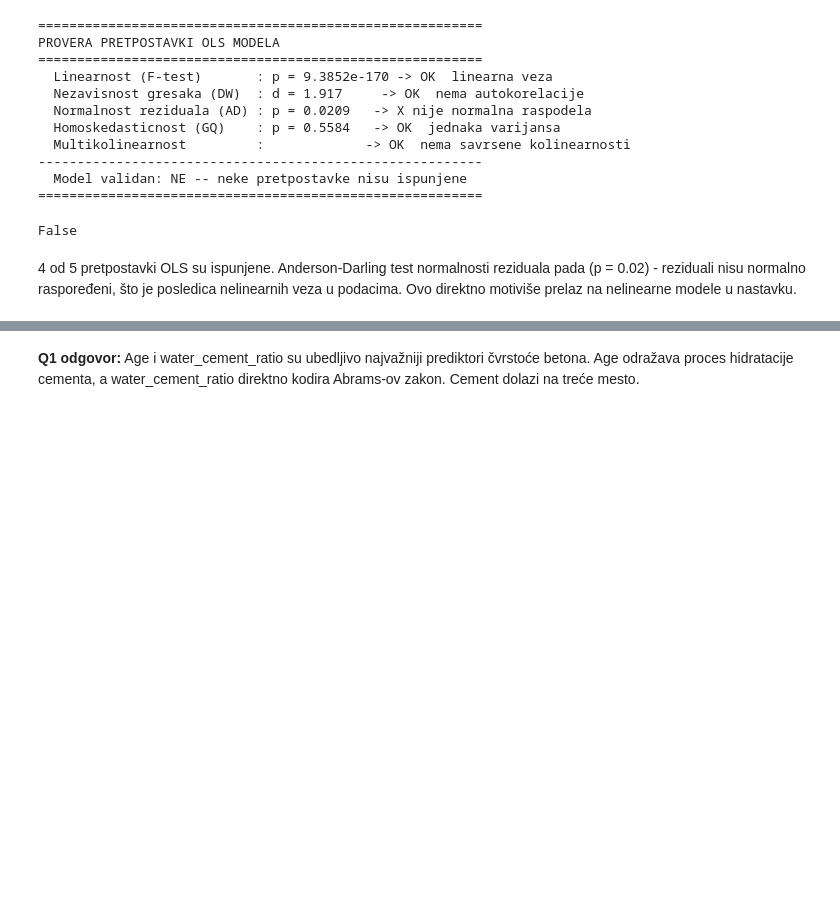
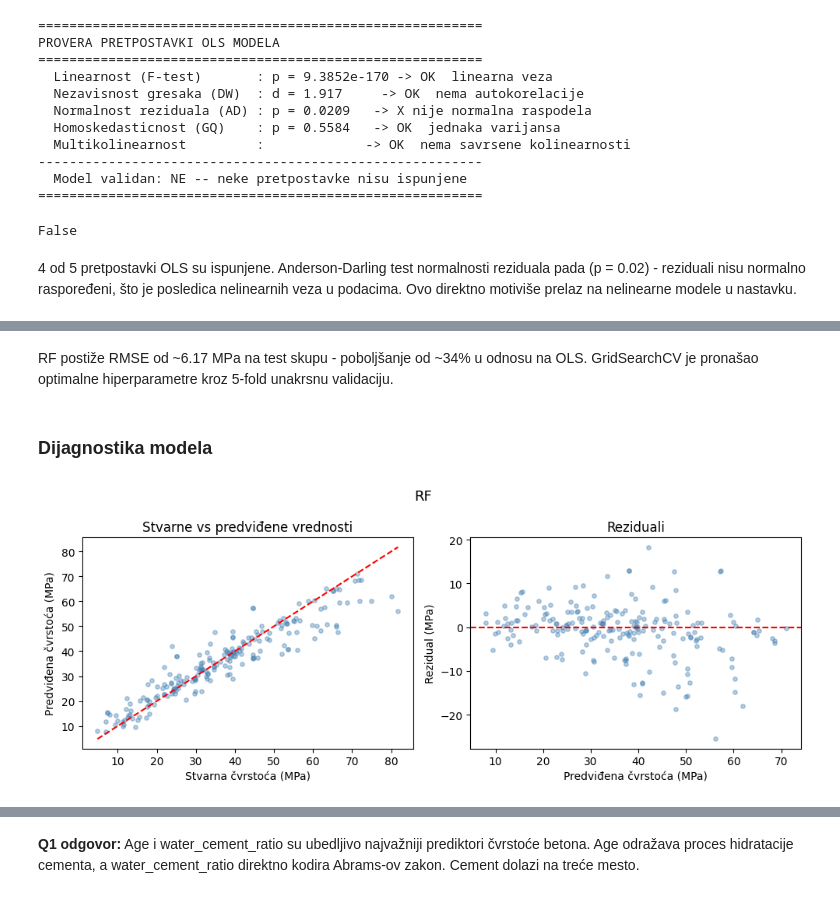
Before and after one commit to rev333nge/concrete-strength-prediction, a Jupyter notebook: notebook.ipynb, the cells around one changed output, grey strips where cells are left out. Cells and saved outputs as stored; diff of their text form; code cells hidden in the pictures; blank space fills up the shorter version.

```diff
--- a/notebook.ipynb
+++ b/notebook.ipynb
@@ -188,0 +195,4 @@ False
+# %%
+rf = tune_rf(x_train_u, y_train_u)
+results_rf = evaluate_model(rf, x_train_u, x_val_u, x_test_u, y_train_u, y_val_u, y_test_u)
+pd.DataFrame(results_rf).T
@@ -188,0 +205,8 @@ False
+# %% [markdown]
+RF postiže RMSE od ~6.17 MPa na test skupu - poboljšanje od ~34% u odnosu na OLS. GridSearchCV je pronašao optimalne hiperparametre kroz 5-fold unakrsnu validaciju.
+# %% [markdown]
+### Dijagnostika modela
+# %%
+plot_single_model_diagnostics("RF", rf, x_test_u, y_test_u)
+# %% [output]
+[figure, added]
```
Also changed, not shown: parts of 15 cells of this notebook, 3 other files.
